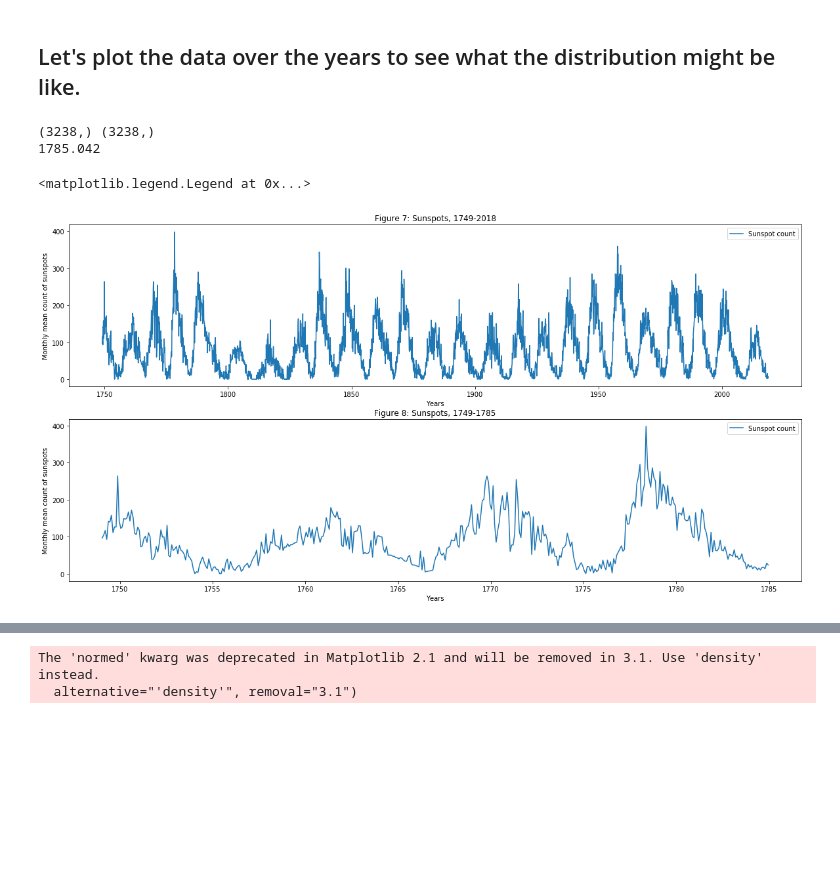
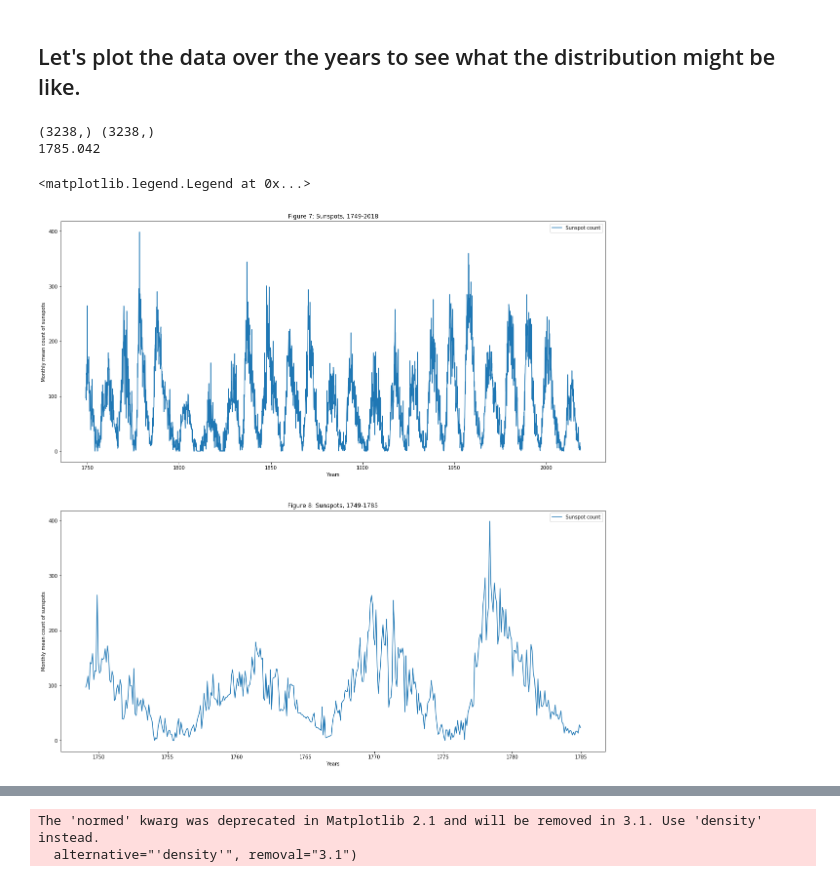
Before and after one commit to Joseph94m/MCMC, a Jupyter notebook: MCMC.ipynb, the cells around one changed output, grey strips where cells are left out. Cells and saved outputs as stored; diff of their text form; code cells hidden in the pictures; blank space fills up the shorter version.

```diff
--- a/MCMC.ipynb
+++ b/MCMC.ipynb
@@ -370,35 +373,35 @@ The data we will be working on is the "Monthly mean total sunspot number", for e
 # %%
 sunspots = np.loadtxt("data/SN_m_tot_V2.0.csv", delimiter=';')
 
 #years is the third column
 years = sunspots[:,2]
 #activity is the 4th column
 activity = sunspots[:,3] + 0.1
 print(years.shape,activity.shape)
-fig = plt.figure(figsize=(20,10))
+fig = plt.figure(figsize=(20,20))
 ax = fig.add_subplot(2,1,1)
 
 ax.plot(years, activity, label="Sunspot count")
 ax.set_yticks(np.arange(0,500,100))
 ax.set_xlabel("Years")
 ax.set_ylabel("Monthly mean count of sunspots")
 ax.set_title("Figure 7: Sunspots, 1749-2018")
 ax.legend()
 
 
 ax = fig.add_subplot(2,1,2)
 print(years[432])
 ax.plot(years[:432], activity[:432], label="Sunspot count")
 ax.set_yticks(np.arange(0,500,100))
 ax.set_xlabel("Years")
 ax.set_ylabel("Monthly mean count of sunspots")
 ax.set_title("Figure 8: Sunspots, 1749-1785")
 ax.legend()
 # %% [output]
 (3238,) (3238,)
 1785.042
 <matplotlib.legend.Legend at 0x...>
-[figure, old version]
+[figure, new version]
 # %% [markdown]
 ## It seems like we could model this phenomenon with a gamma distribution, with a new cycle resetting ever 12 years.
 
```
Also changed, not shown: parts of 14 cells of this notebook, 34 other files.
